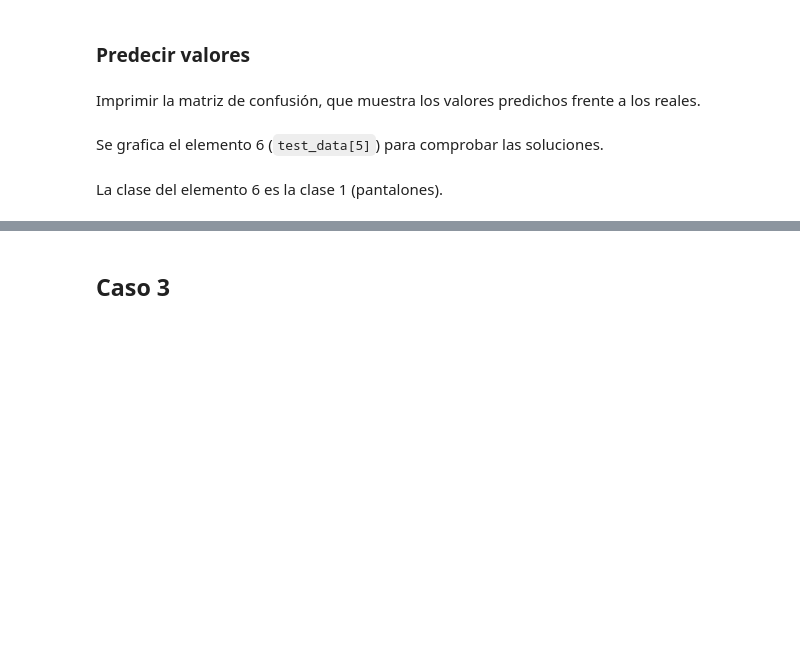
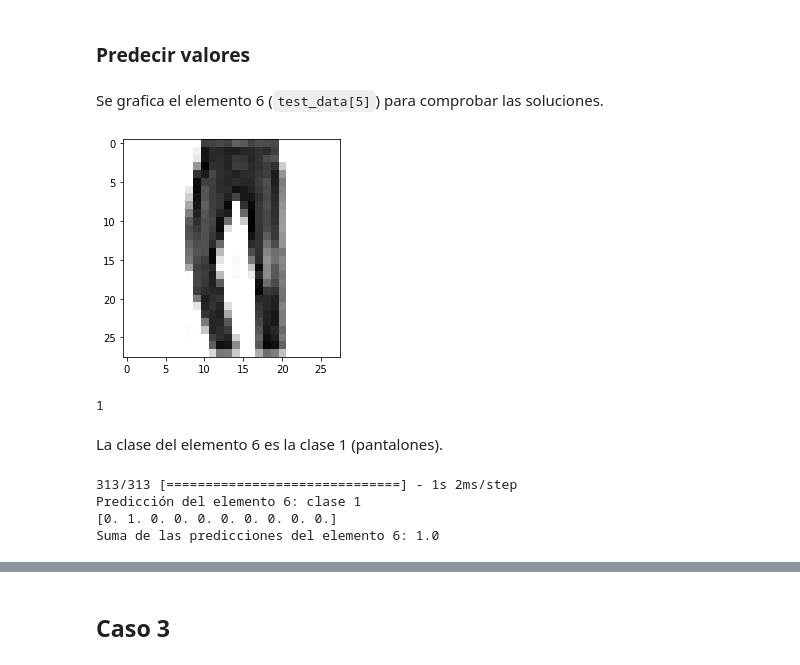
Before and after one commit to javierarteagapuell/deeplearning, a Jupyter notebook: AA_PRACTICA2_GRUPO_4.ipynb, the cells around one changed output, grey strips where cells are left out. Drawn from its saved outputs; the diff is of its cells as text; code cells hidden in the pictures; blank space fills up the shorter version.

````diff
--- a/AA_PRACTICA2_GRUPO_4.ipynb
+++ b/AA_PRACTICA2_GRUPO_4.ipynb
@@ -509,2 +488,8 @@ Se crea la red neuronal con una capa de entrada con 10 neuronas y función de ac
+# %%
+(train_images, train_labels), (test_images, test_labels) = fashion_mnist.load_data()
+train_images = train_images.reshape((60000, 28 , 28, 1))
+train_images = train_images.astype('float32') / 255
+test_data = test_images.reshape((10000, 28 , 28, 1))
+test_data = test_images.astype('float32') / 255
 # %%
 model2 = models.Sequential()
@@ -742,4 +777,2 @@ plt.show()
 # %% [markdown]
 ### Predecir valores
-# %% [markdown]
-Imprimir la matriz de confusión, que muestra los valores predichos frente a los reales.
@@ -788,14 +779,22 @@ plot_confusion_matrix(confusion_mtx, classes = range(10))
 # %% [markdown]
 Se grafica el elemento 6 (```test_data[5]```) para comprobar las soluciones.
 # %%
-digit = test_data.reshape(10000,28, 28)[5]
+digit = test_images.reshape(10000,28, 28)[5]
 plt.imshow(digit, cmap = plt.cm.binary)
 plt.show()
 print(test_labels[5])
+# %% [output]
+[figure, added]
+1
 # %% [markdown]
 La clase del elemento 6 es la clase 1 (pantalones).
 # %%
-predictions = model.predict(test_data)
+predictions = model.predict(test_images)
 print('Predicción del elemento 6: clase', np.argmax(predictions[5]))
 print(predictions[5])
 print('Suma de las predicciones del elemento 6:', np.sum(predictions[5]))
+# %% [output]
+313/313 [==============================] - 1s 2ms/step
+Predicción del elemento 6: clase 1
+[0. 1. 0. 0. 0. 0. 0. 0. 0. 0.]
+Suma de las predicciones del elemento 6: 1.0
````
Also changed, not shown: parts of 172 cells of this notebook.
